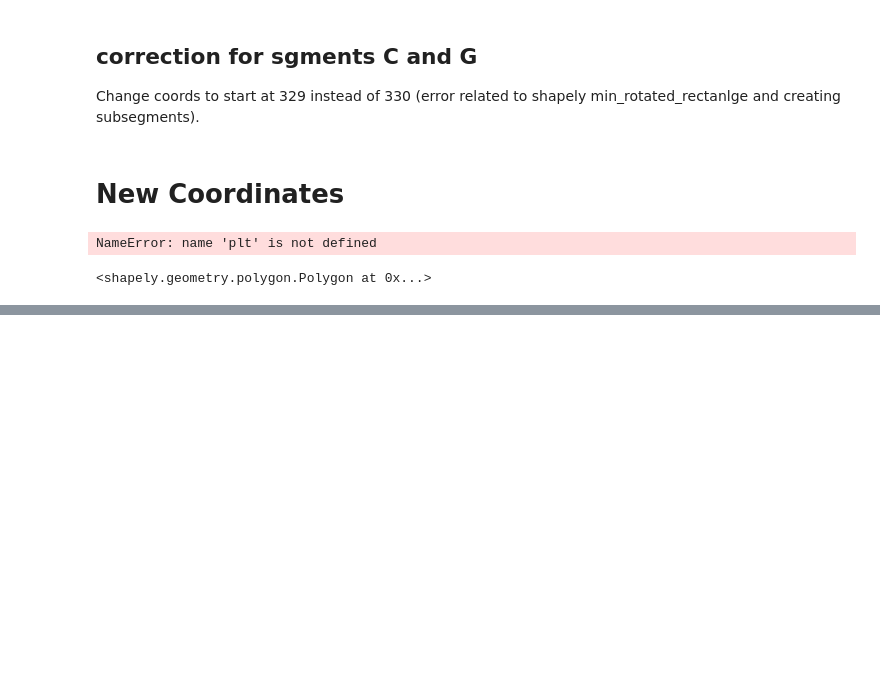
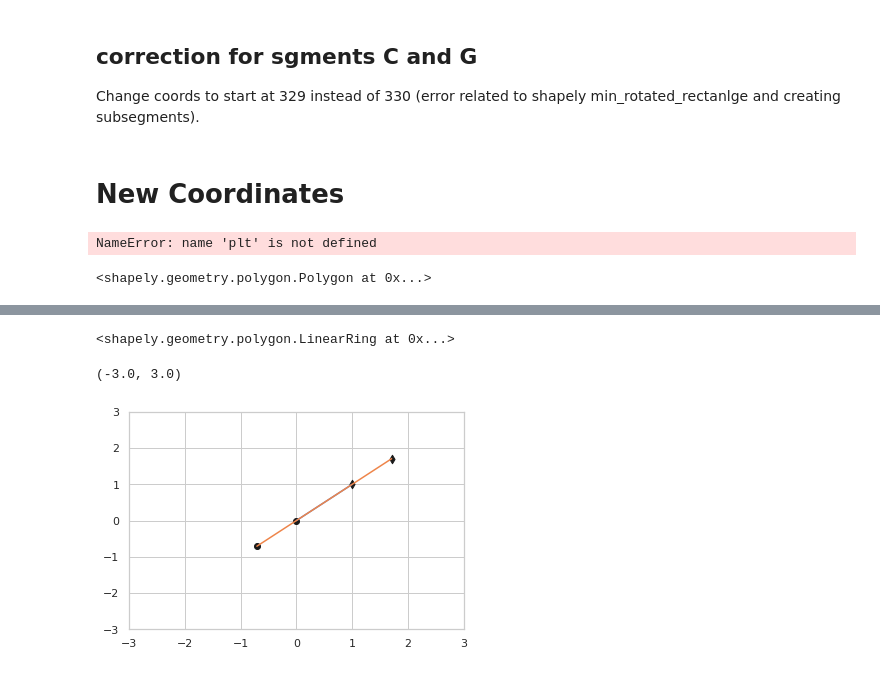
Before and after one commit to alexgonzl/TMA, a Jupyter notebook: Notebooks/TM/tmf_funcs_check.ipynb, the cells around one changed output, grey strips where cells are left out. Drawn from its saved outputs; the diff is of its cells as text; code cells hidden in the pictures; blank space fills up the shorter version.

```diff
--- a/Notebooks/TM/tmf_funcs_check.ipynb
+++ b/Notebooks/TM/tmf_funcs_check.ipynb
@@ -570,0 +667,5 @@ NameError: name 'plt' is not defined
+# %%
+p_c = Polygon(segs['c'])
+p_c.
+# %% [output]
+<shapely.geometry.polygon.LinearRing at 0x...>
@@ -570,0 +772,17 @@ NameError: name 'plt' is not defined
+# %%
+p0 = [0,0]
+p1 = [1,1]
+
+line1 = np.asarray( (p0,p1) )
+line2 = extend_line(line1, 1)
+lines = np.zeros( (2,2,2) )
+lines[0] = line1
+lines[1] = line2
+
+
+ax = plot_lines(lines)
+ax.set_xlim(-3,3)
+ax.set_ylim(-3,3)
+# %% [output]
+(-3.0, 3.0)
+[figure, added]
```
Also changed, not shown: parts of 39 cells of this notebook, 15 other files.
